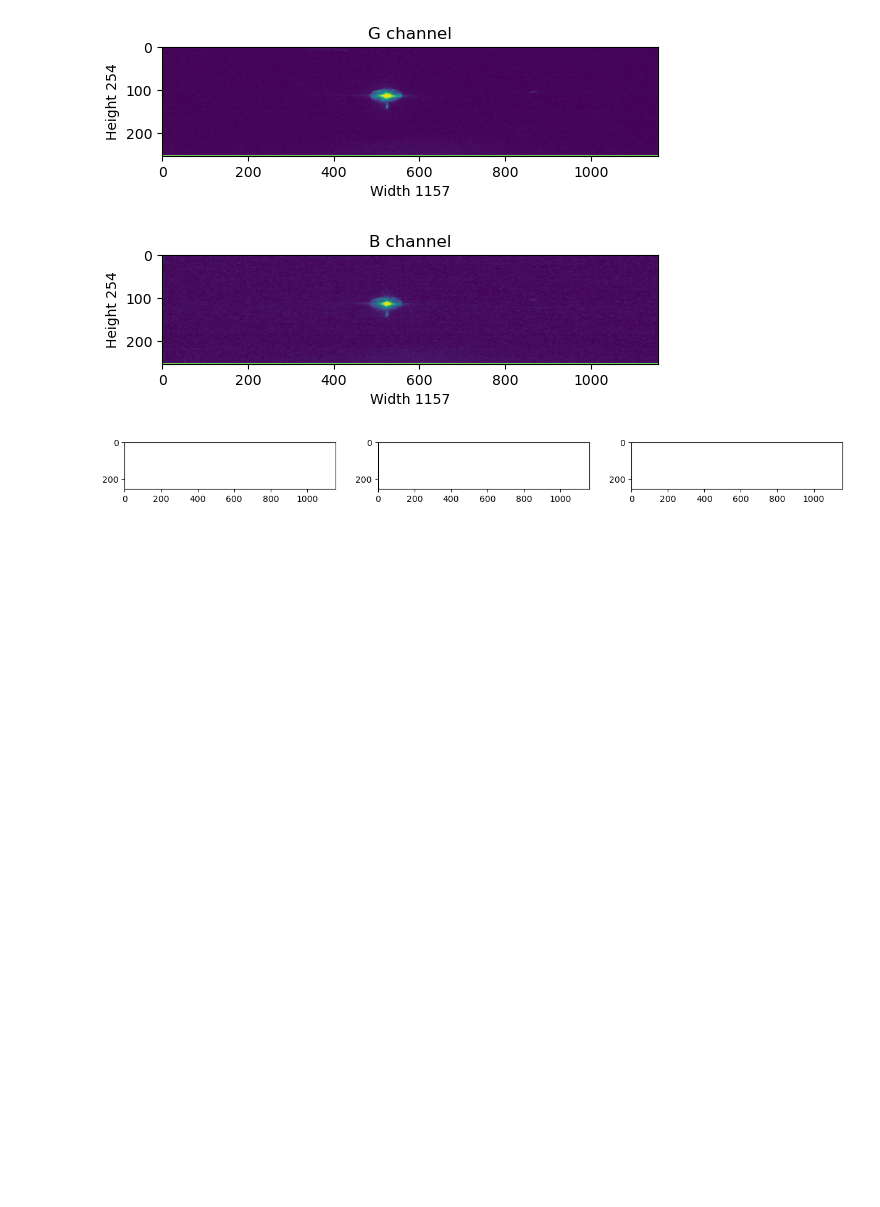
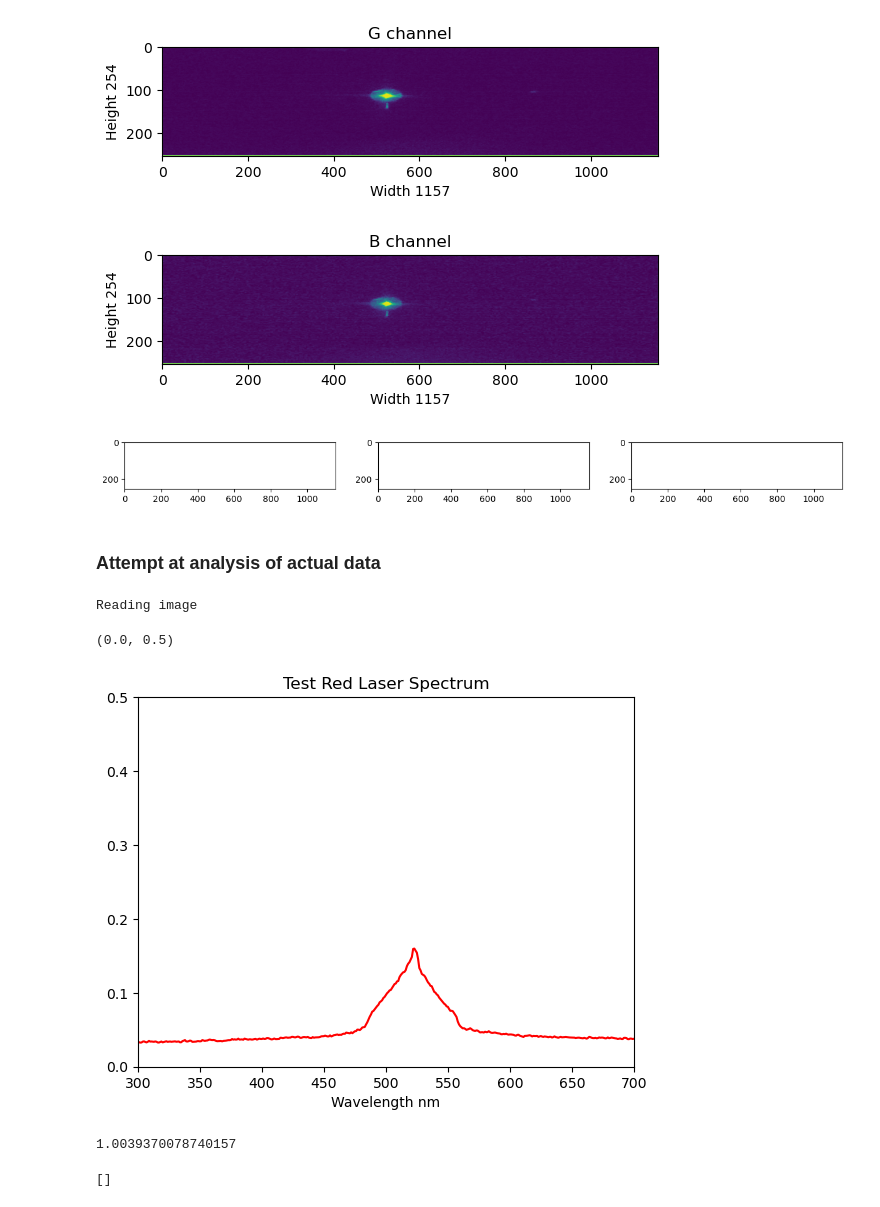
Before and after one commit to aelieber1/Lab601_SpectrometerProject, a Jupyter notebook: ActualDataAnalysis.ipynb, the cells around one changed output. Saved outputs shown, nothing was run; the diff lists cells and outputs as text; code cells hidden in the pictures; blank space fills up the shorter version.

```diff
--- a/ActualDataAnalysis.ipynb
+++ b/ActualDataAnalysis.ipynb
@@ -210,3 +210,5 @@ for c, ax in zip(range(3), ax):
     ax.imshow(split_img)
 # %% [output]
 [figure]
+# %% [markdown]
+### Attempt at analysis of actual data
@@ -212,0 +264,18 @@ for c, ax in zip(range(3), ax):
+# %%
+file = "/Users/ashleylieber/Downloads/0_16.png"
+reference = getSpectrum_PNG(file)
+reference
+
+plt.plot(reference, color='red')
+plt.title("Test Red Laser Spectrum")
+plt.xlabel("Wavelength nm")
+plt.xlim(300,700)
+plt.ylim(0,0.50)
+# %% [output]
+Reading image
+(0.0, 0.5)
+[figure, added]
+# %%
+max(reference)
+# %% [output]
+1.0039370078740157
@@ -212,0 +288,4 @@ for c, ax in zip(range(3), ax):
+# %%
+plotDirectlySpectra
+# %% [output]
+[]
```
Also changed, not shown: parts of 6 cells of this notebook, 1 other file.
